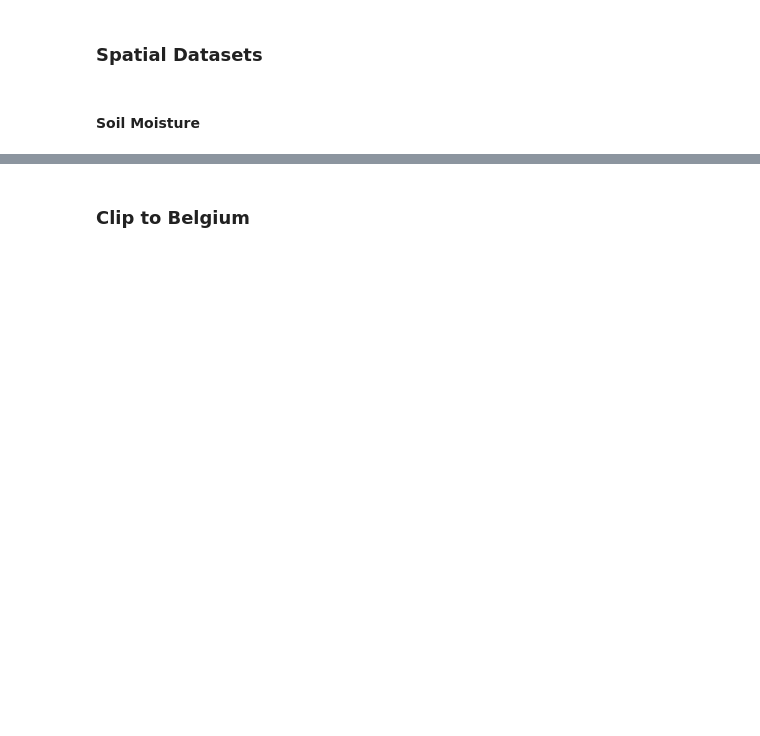
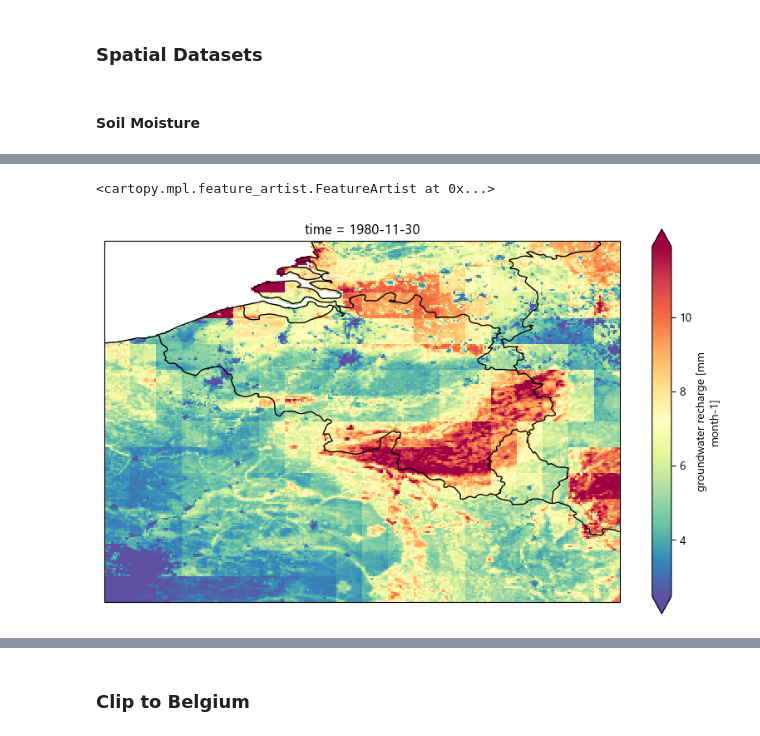
Before and after one commit to klekarkar/mHM_IO_dataprocessing, a Jupyter notebook: model_evaluation.ipynb, the cells around one changed output, grey strips where cells are left out. Drawn from its saved outputs; the diff is of its cells as text; code cells hidden in the pictures; blank space fills up the shorter version.

```diff
--- a/model_evaluation.ipynb
+++ b/model_evaluation.ipynb
@@ -107,11 +147,5 @@ plt.ylabel('Flow $(m^{3}/s)$');
 # %% [markdown]
 ### Spatial Datasets
-# %%
-mhm_fluxes = xr.open_dataset(r"W:\VUB\_main_research\mHM\mhm_outputs\mHM_Fluxes_States.nc")
-#resample to month ends
-mhm_fluxes= mhm_fluxes.resample(time='ME').mean()
-#Gleam root zone soil moisture
-gleam_rzsm = xr.open_dataset(r"W:\VUB\_main_research\mHM\mhm_outputs\gleam_EUR_SMrz_EAS_2000_2023.nc")
 # %% [markdown]
 #### Soil Moisture
 # %%
@@ -145,12 +178,19 @@ r2
 # %%
 fig, ax = plt.subplots(subplot_kw={'projection': ccrs.PlateCarree()}, figsize=(10, 6))
-sm_data = mhm_fluxes['SWC_L03'][122]
-sm_data.plot(ax=ax, cmap='Spectral_r', robust=True, transform=ccrs.PlateCarree())
+sm_data = mhm_fluxes['recharge'][130]
+#values of soil moisture greater than 0.7
+#sm_data = sm_data.where(sm_data > 0.7)
+
+
+sm_data.plot(ax=ax, cmap='Spectral_r',robust='True', transform=ccrs.PlateCarree())
 
 # Add a background map
 ax.coastlines()
 ax.add_feature(cartopy.feature.BORDERS, linestyle='-')
 ax.add_feature(cartopy.feature.LAND, facecolor='0.9')
+# %% [output]
+<cartopy.mpl.feature_artist.FeatureArtist at 0x...>
+[figure, added]
 # %%
 #resample to month ends
 mhm_monthly_recharge = mhm_fluxes['recharge'].resample(time='ME').sum()
```
Also changed, not shown: parts of 23 cells of this notebook, 3 other files.
